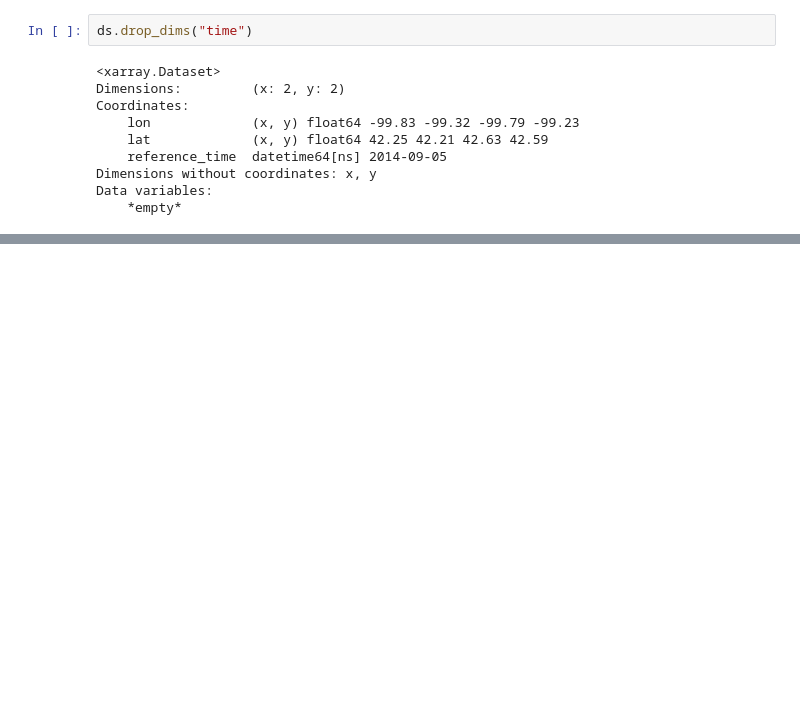
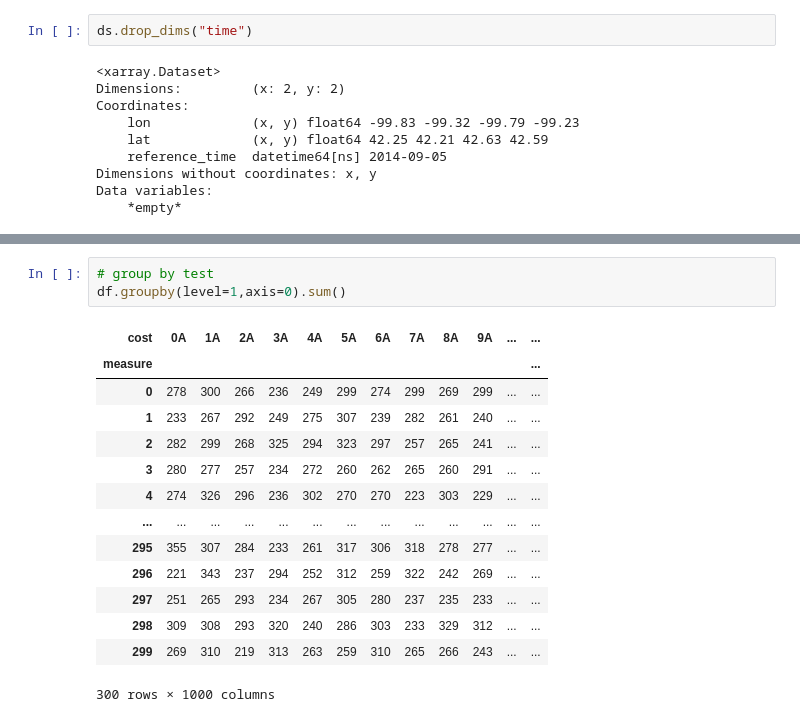
Before and after one commit to trungviet17/Probability_and_Statistic_Simulate_by_Python, a Jupyter notebook: Basic/Xarray.ipynb, the cells around one changed output, grey strips where cells are left out. Cells and saved outputs as stored; diff of their text form; blank space fills up the shorter version.

```diff
--- a/Basic/Xarray.ipynb
+++ b/Basic/Xarray.ipynb
@@ -147,0 +322,18 @@ Data variables:
+# %%
+# group by test
+df.groupby(level=1,axis=0).sum()
+# %% [output]
+| cost | 0A | 1A | 2A | 3A | 4A | 5A | 6A | 7A | 8A | 9A | ... | ... |
+| measure |  |  |  |  |  |  |  |  |  |  |  | ... |
+| 0 | 278 | 300 | 266 | 236 | 249 | 299 | 274 | 299 | 269 | 299 | ... | ... |
+| 1 | 233 | 267 | 292 | 249 | 275 | 307 | 239 | 282 | 261 | 240 | ... | ... |
+| 2 | 282 | 299 | 268 | 325 | 294 | 323 | 297 | 257 | 265 | 241 | ... | ... |
+| 3 | 280 | 277 | 257 | 234 | 272 | 260 | 262 | 265 | 260 | 291 | ... | ... |
+| 4 | 274 | 326 | 296 | 236 | 302 | 270 | 270 | 223 | 303 | 229 | ... | ... |
+| ... | ... | ... | ... | ... | ... | ... | ... | ... | ... | ... | ... | ... |
+| 295 | 355 | 307 | 284 | 233 | 261 | 317 | 306 | 318 | 278 | 277 | ... | ... |
+| 296 | 221 | 343 | 237 | 294 | 252 | 312 | 259 | 322 | 242 | 269 | ... | ... |
+| 297 | 251 | 265 | 293 | 234 | 267 | 305 | 280 | 237 | 235 | 233 | ... | ... |
+| 298 | 309 | 308 | 293 | 320 | 240 | 286 | 303 | 233 | 329 | 312 | ... | ... |
+| 299 | 269 | 310 | 219 | 313 | 263 | 259 | 310 | 265 | 266 | 243 | ... | ... |
+300 rows × 1000 columns
```
Also changed, not shown: parts of 29 cells of this notebook.
